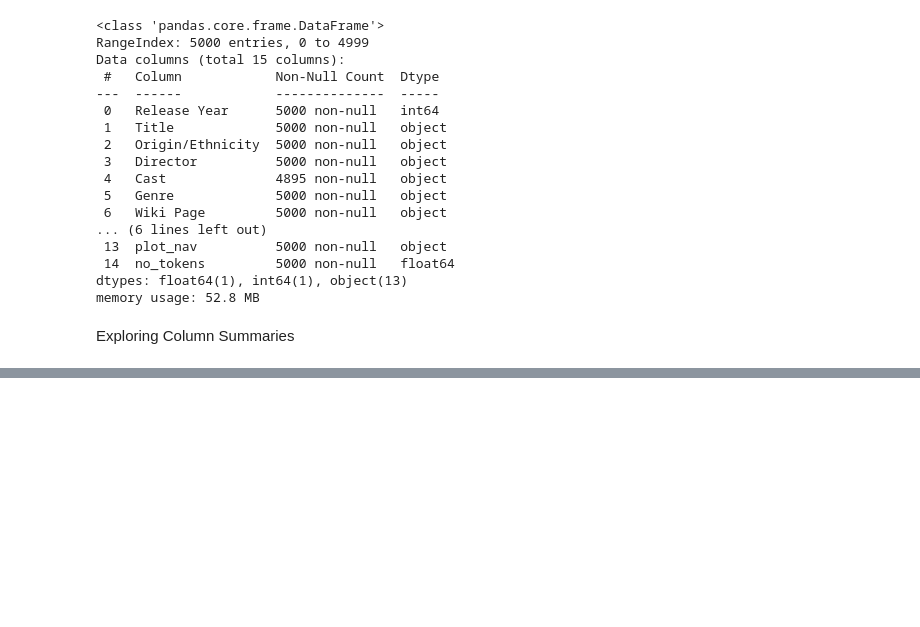
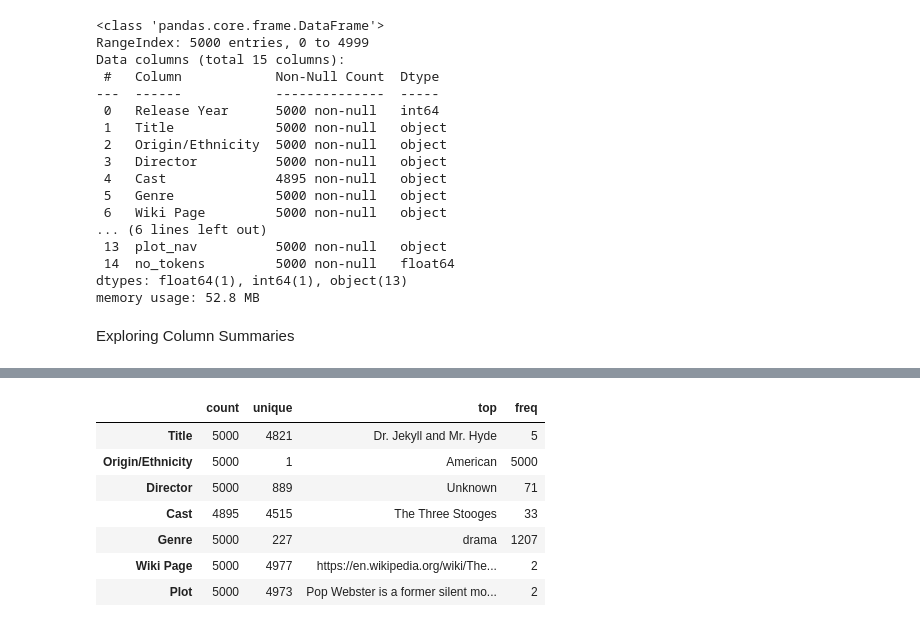
Before and after one commit to dc-neo/movie_plot, a Jupyter notebook: movie_plot.ipynb, the cells around one changed output, grey strips where cells are left out. Drawn from its saved outputs; the diff is of its cells as text; code cells hidden in the pictures; blank space fills up the shorter version.

```diff
--- a/movie_plot.ipynb
+++ b/movie_plot.ipynb
@@ -228,0 +234,3 @@ memory usage: 52.8 MB
+# %%
+columns = [col for col in df.columns if not col.startswith('plot')]
+columns
@@ -228,0 +247,14 @@ memory usage: 52.8 MB
+# %%
+# describe categorical columns of type np.object
+df[columns] \
+  .describe(include=np.object) \
+  .transpose()
+# %% [output]
+|  | count | unique | top | freq |
+| Title | 5000 | 4821 | Dr. Jekyll and Mr. Hyde | 5 |
+| Origin/Ethnicity | 5000 | 1 | American | 5000 |
+| Director | 5000 | 889 | Unknown | 71 |
+| Cast | 4895 | 4515 | The Three Stooges | 33 |
+| Genre | 5000 | 227 | drama | 1207 |
+| Wiki Page | 5000 | 4977 | https://en.wikipedia.org/wiki/The... | 2 |
+| Plot | 5000 | 4973 | Pop Webster is a former silent mo... | 2 |
```
Also changed, not shown: parts of 24 cells of this notebook.
